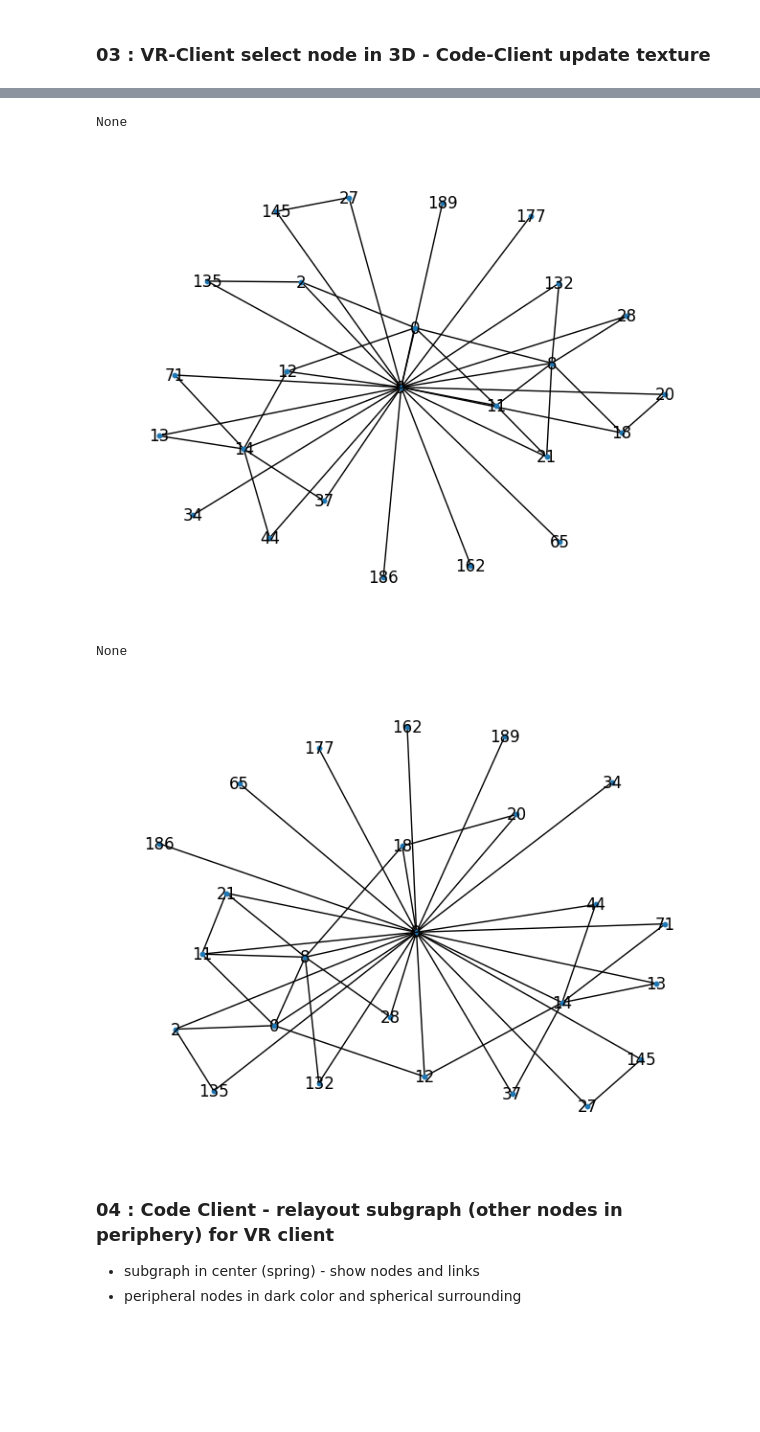
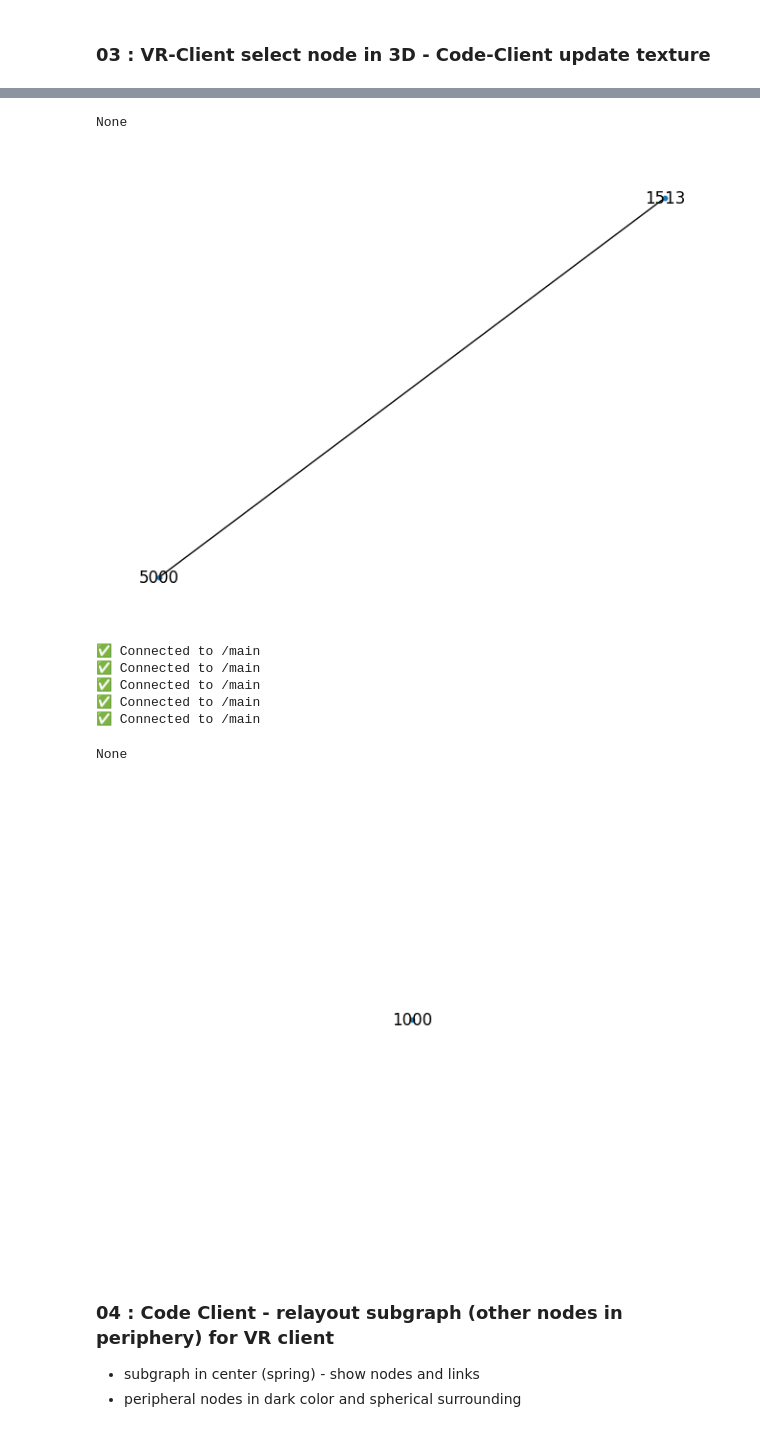
Before and after one commit to menchelab/DataDiVR_WebApp, a Jupyter notebook: _RealtimeCommunication_Example.ipynb, the cells around one changed output, grey strips where cells are left out. Saved outputs shown, nothing was run; the diff lists cells and outputs as text; code cells hidden in the pictures; blank space fills up the shorter version.

```diff
--- a/_RealtimeCommunication_Example.ipynb
+++ b/_RealtimeCommunication_Example.ipynb
@@ -108,6 +109,6 @@ allprojects_updated
 # %%
 # select a project to work with
-sel_id = 15
+sel_id = 5
 sel_name = allprojects_updated[sel_id][1]
 
 # load the project data
@@ -151,19 +157,24 @@ Subgraph:  None
 # %%
 # extract subnetwork from selected node
 
-node_id = 9
+node_id = 5000
 tools.extract_and_highlight_subnetwork(node_id, relayout=False)
 # %% [output]
 None
-[figure, old version]
+[figure, new version]
+✅ Connected to /main
+✅ Connected to /main
+✅ Connected to /main
+✅ Connected to /main
+✅ Connected to /main
 # %%
 # extract subnetwork from selected node
 
-node_id = 9
+node_id = 1000
 tools.extract_and_highlight_subnetwork(node_id, relayout=True)
 # %% [output]
 None
-[figure, old version]
+[figure, new version]
 # %% [markdown]
 ### 04 : Code Client - relayout subgraph (other nodes in periphery) for VR client
 + subgraph in center (spring) - show nodes and links
```
Also changed, not shown: parts of 8 cells of this notebook, 3 other files.
